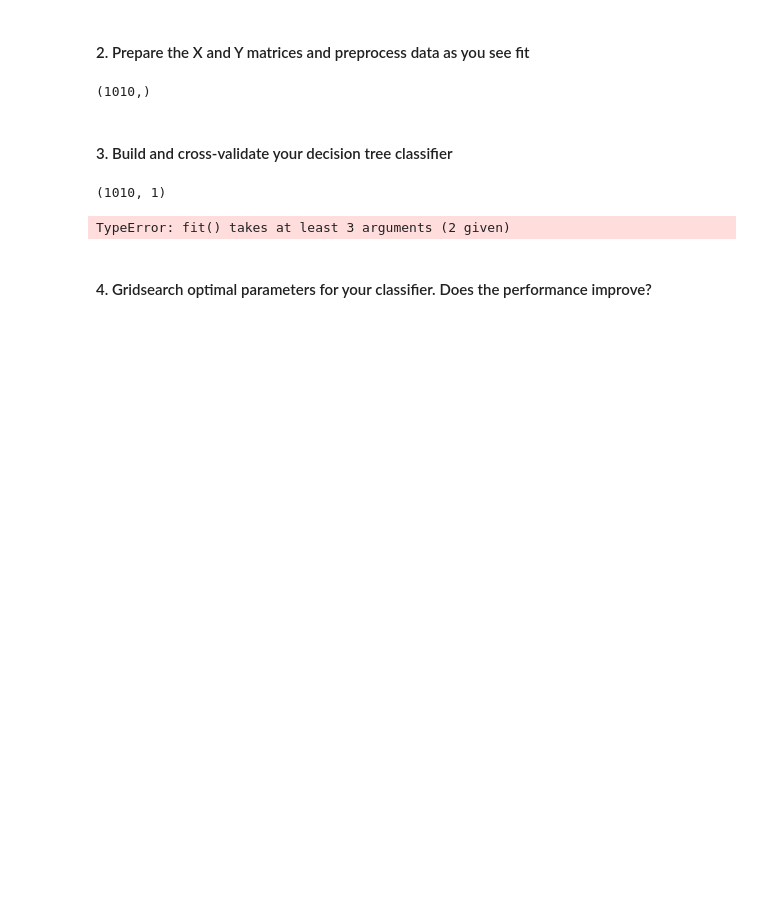
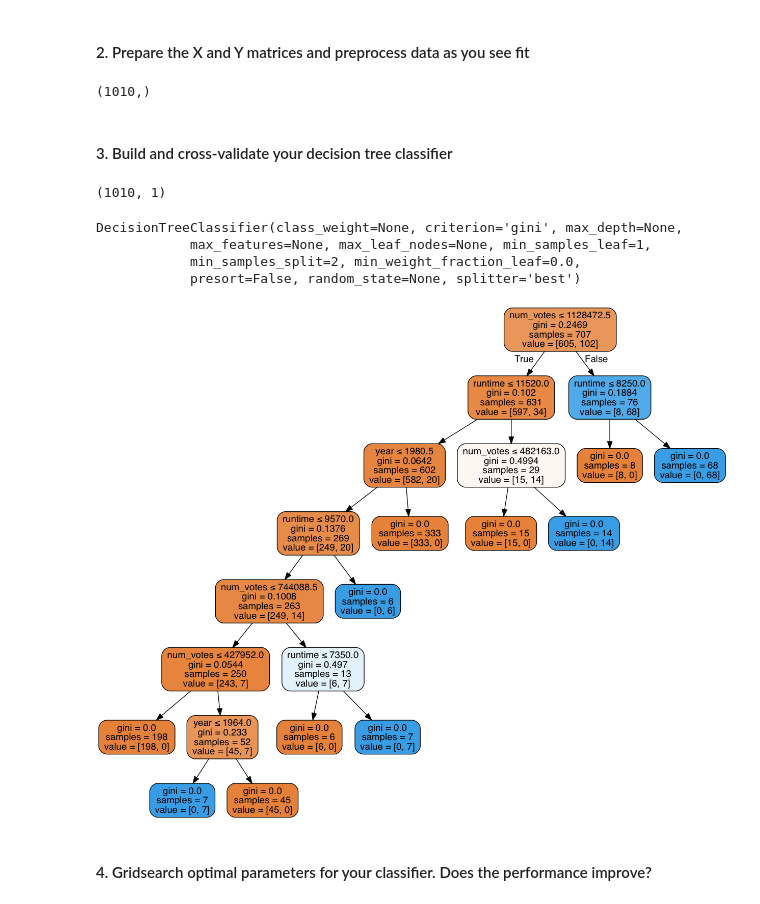
Before and after one commit to sambozek/DSI-SF-1-sebozek, a Jupyter notebook: projects/project-06/starter-code/starter-code.ipynb, the cells around one changed output. Drawn from its saved outputs; the diff is of its cells as text; code cells hidden in the pictures; blank space fills up the shorter version.

```diff
--- a/projects/project-06/starter-code/starter-code.ipynb
+++ b/projects/project-06/starter-code/starter-code.ipynb
@@ -377,6 +377,9 @@ The target in this case are movies that scored 8.8 / 10 or above.
 #### 2. Prepare the X and Y matrices and preprocess data as you see fit
 # %%
 from sklearn.cross_validation import train_test_split
+imdb_100['rating_88'] = imdb_100['rating'].apply(lambda x: 1 if x >= 8.8 else 0)
+
+Y_tree = imdb_100['rating_88']
 Y = imdb_100['rating']
 X = imdb_100[['year', 'num_votes', 'runtime']].values
 # %%
@@ -392,15 +395,36 @@ Y.shape
 # %% [output]
 (1010, 1)
 # %%
-from sklearn.tree import DecisionTreeClassifier, DecisionTreeRegressor
+from sklearn.tree import DecisionTreeClassifier, DecisionTreeRegressor, export_graphviz
 
-X_train, x_test, Y_train, y_test = train_test_split(X, Y, test_size=0.3)
+X_train, x_test, Y_train, y_test = train_test_split(X, Y_tree, test_size=0.3)
 
 tree = DecisionTreeClassifier()
 # %%
-tree.fit(X_train)
+tree.fit(X_train, Y_train)
 # %% [output]
-TypeError: fit() takes at least 3 arguments (2 given)
+DecisionTreeClassifier(class_weight=None, criterion='gini', max_depth=None,
+            max_features=None, max_leaf_nodes=None, min_samples_leaf=1,
+            min_samples_split=2, min_weight_fraction_leaf=0.0,
+            presort=False, random_state=None, splitter='best')
+# %%
+# Use graphviz to make a chart of the regression tree decision points:
+from sklearn.externals.six import StringIO
+from IPython.display import Image
+from sklearn.tree import export_graphviz
+import pydot
+
+dot_data = StringIO()
+
+export_graphviz(tree, out_file=dot_data,
+                filled=True, rounded=True,
+                special_characters=True,
+               feature_names=['year', 'num_votes', 'runtime']) # Feature Names Prints out the variable the choice was made on
+
+graph = pydot.graph_from_dot_data(dot_data.getvalue())
+Image(graph.create_png())
+# %% [output]
+[figure, added]
 # %% [markdown]
 #### 4. Gridsearch optimal parameters for your classifier. Does the performance improve?
 # %%
```
Also changed, not shown: parts of 11 cells of this notebook.
